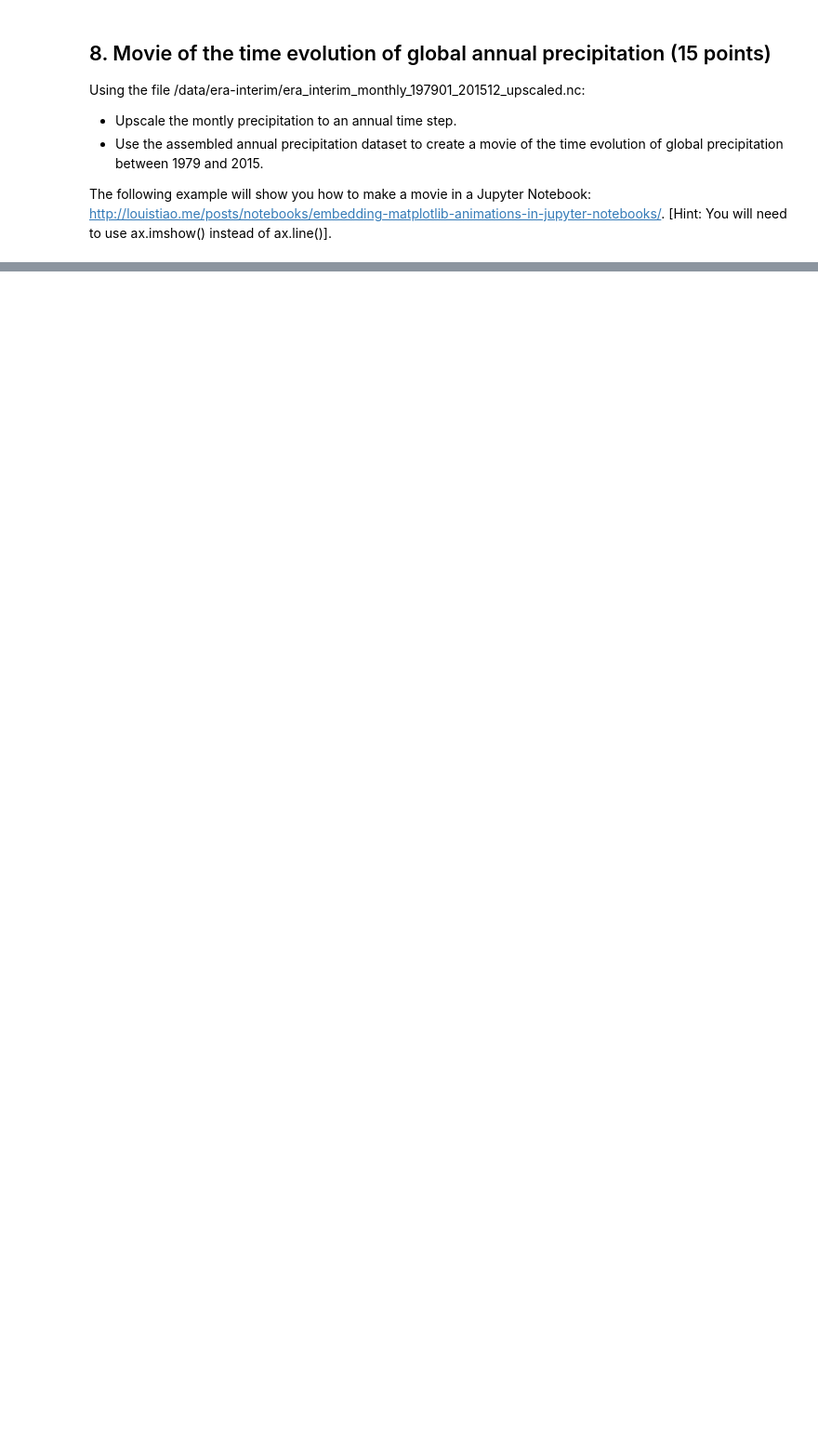
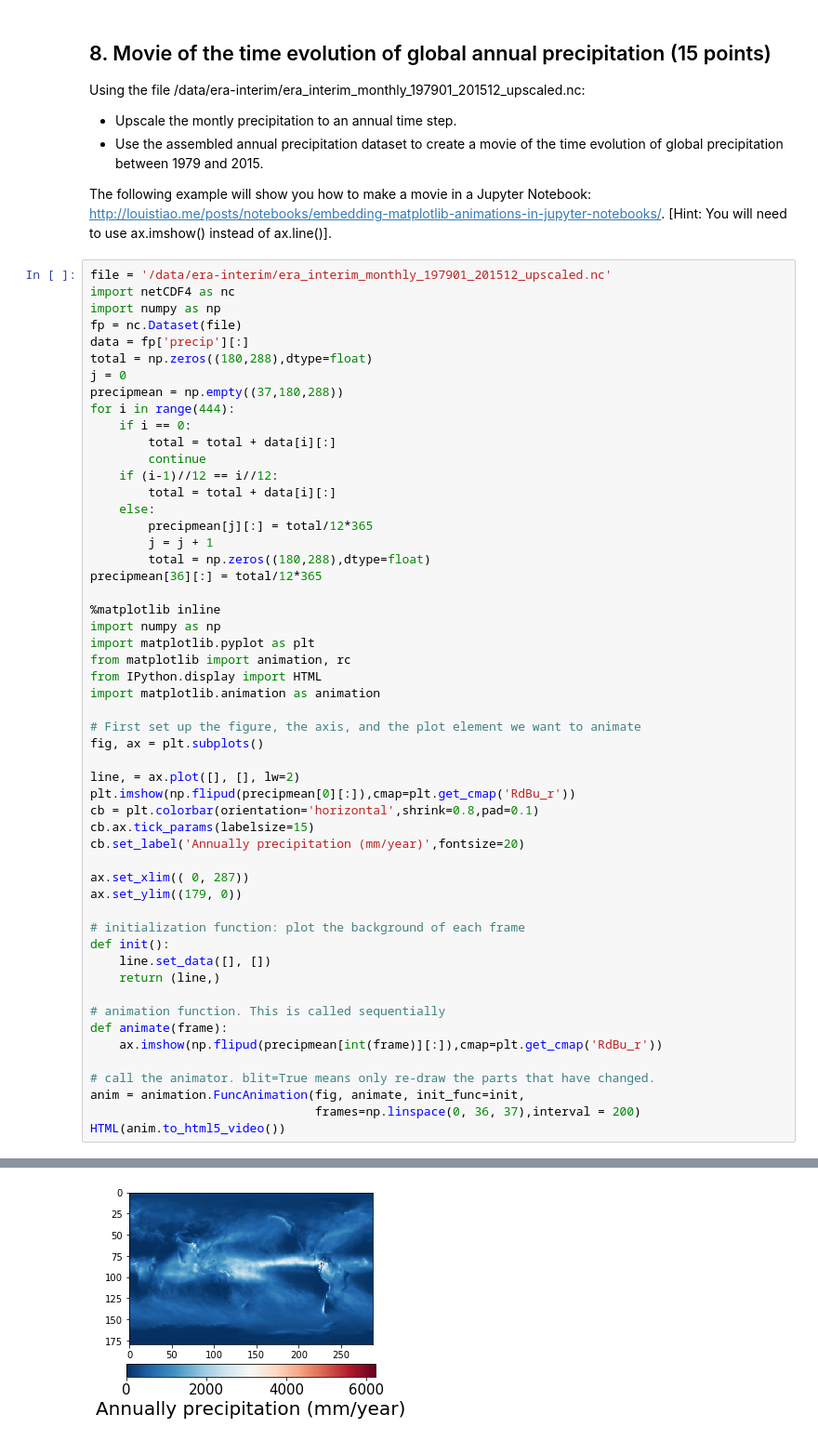
Before and after one commit to hkqcqq/CEE690, a Jupyter notebook: HW1.ipynb, the cells around one changed output, grey strips where cells are left out. Shown at 93% size. Cells and saved outputs as stored; diff of their text form; blank space fills up the shorter version.

```diff
--- a/HW1.ipynb
+++ b/HW1.ipynb
@@ -558,3 +768,57 @@ Using the file /data/era-interim/era_interim_monthly_197901_201512_upscaled.nc:
 * Use the assembled annual precipitation dataset to create a movie of the time evolution of global precipitation between 1979 and 2015.
 
 The following example will show you how to make a movie in a Jupyter Notebook: http://louistiao.me/posts/notebooks/embedding-matplotlib-animations-in-jupyter-notebooks/. [Hint: You will need to use ax.imshow() instead of ax.line()].
+# %%
+file = '/data/era-interim/era_interim_monthly_197901_201512_upscaled.nc'
+import netCDF4 as nc
+import numpy as np
+fp = nc.Dataset(file)
+data = fp['precip'][:]
+total = np.zeros((180,288),dtype=float)
+j = 0
+precipmean = np.empty((37,180,288))
+for i in range(444):
+    if i == 0:
+        total = total + data[i][:]
+        continue
+    if (i-1)//12 == i//12:
+        total = total + data[i][:]
+    else:
+        precipmean[j][:] = total/12*365
+        j = j + 1
+        total = np.zeros((180,288),dtype=float)
+precipmean[36][:] = total/12*365
+
+%matplotlib inline
+import numpy as np
+import matplotlib.pyplot as plt
+from matplotlib import animation, rc
+from IPython.display import HTML
+import matplotlib.animation as animation
+
+# First set up the figure, the axis, and the plot element we want to animate
+fig, ax = plt.subplots()
+
+line, = ax.plot([], [], lw=2)
+plt.imshow(np.flipud(precipmean[0][:]),cmap=plt.get_cmap('RdBu_r'))
+cb = plt.colorbar(orientation='horizontal',shrink=0.8,pad=0.1)
+cb.ax.tick_params(labelsize=15)
+cb.set_label('Annually precipitation (mm/year)',fontsize=20)
+
+ax.set_xlim(( 0, 287))
+ax.set_ylim((179, 0))
+
+# initialization function: plot the background of each frame
+def init():
+    line.set_data([], [])
+    return (line,)
+
+# animation function. This is called sequentially
+def animate(frame):
+    ax.imshow(np.flipud(precipmean[int(frame)][:]),cmap=plt.get_cmap('RdBu_r'))
+
+# call the animator. blit=True means only re-draw the parts that have changed.
+anim = animation.FuncAnimation(fig, animate, init_func=init,
+                               frames=np.linspace(0, 36, 37),interval = 200)
+HTML(anim.to_html5_video())
+# %% [output]
@@ -560,0 +826 @@ The following example will show you how to make a movie in a Jupyter Notebook: h
+[figure, added]
```
Also changed, not shown: parts of 15 cells of this notebook.
